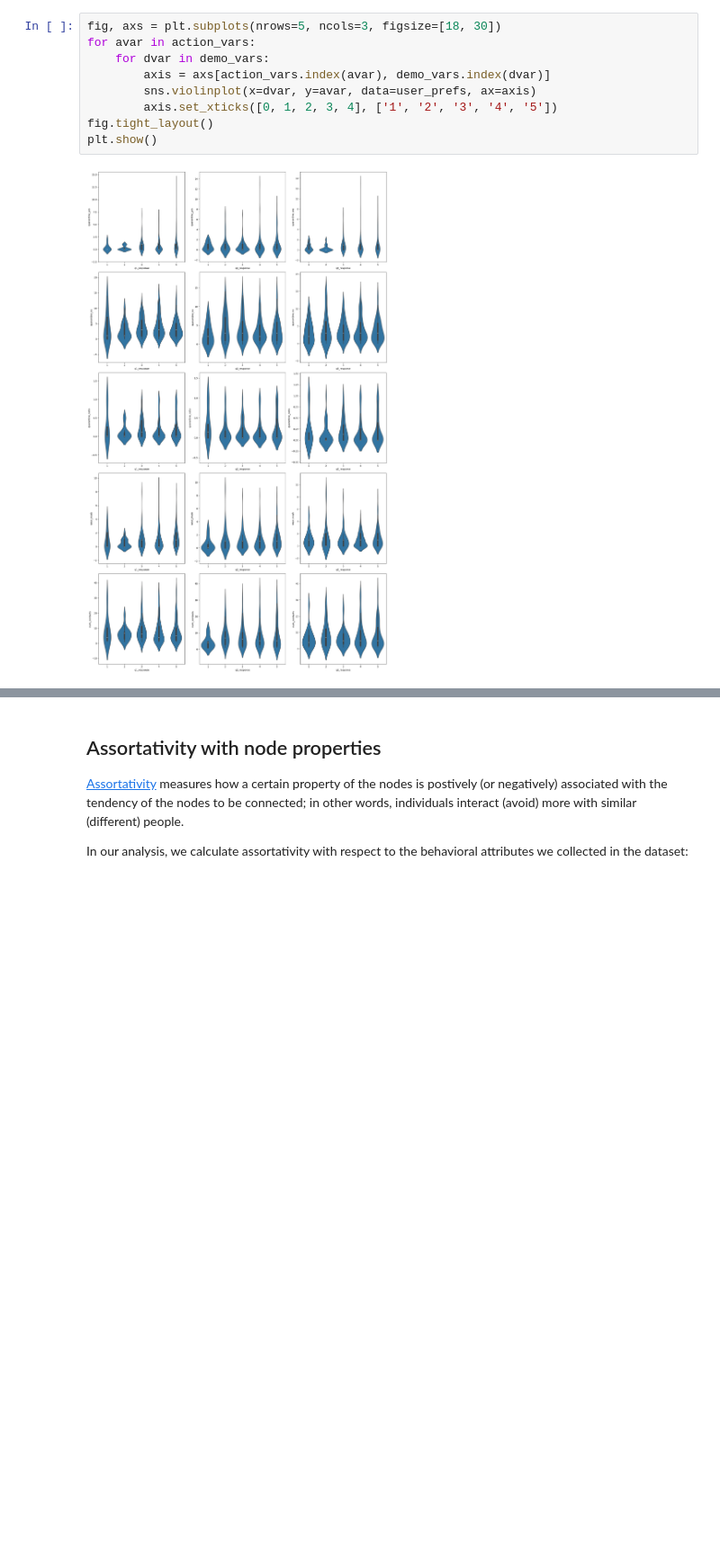
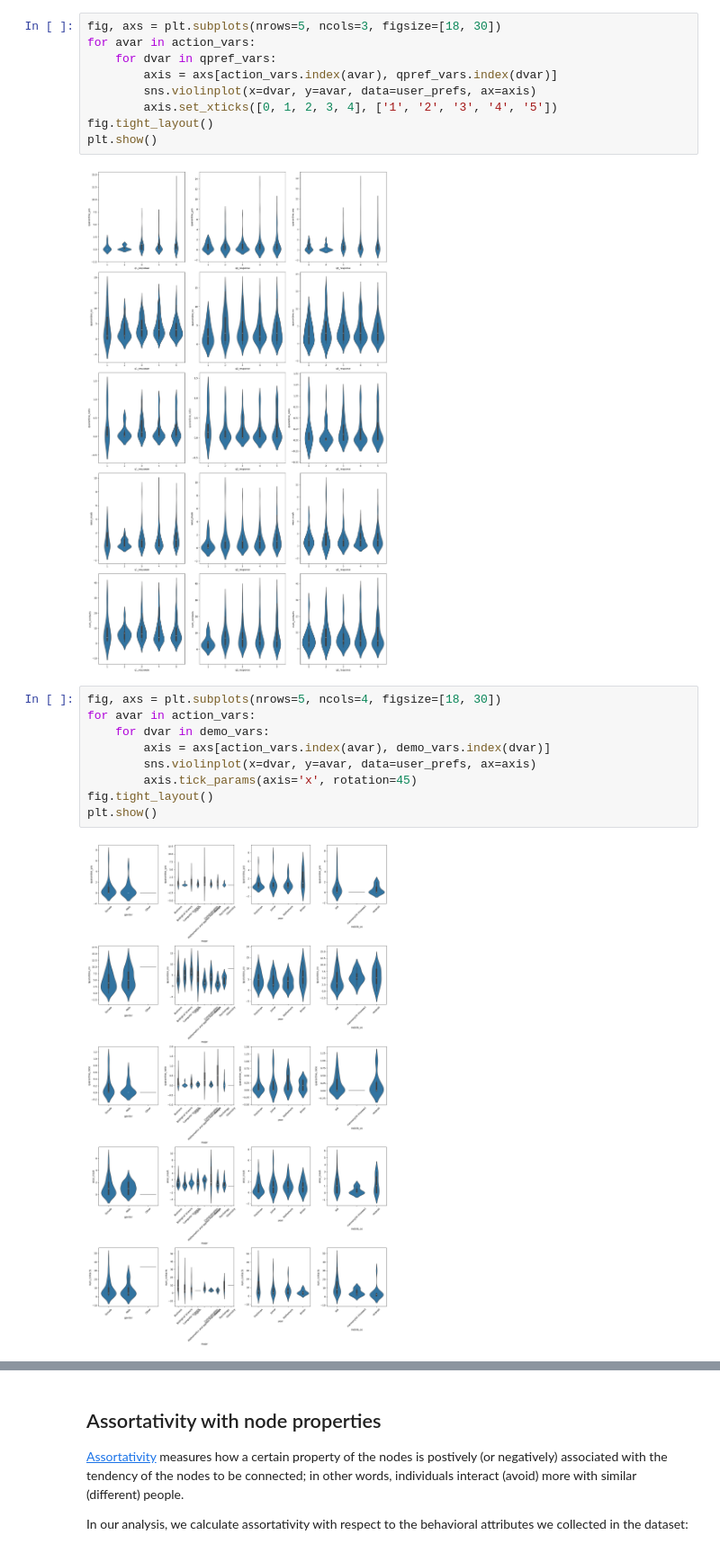
Before and after one commit to colabobio/oo-wku23, a Jupyter notebook: 3-behavioral-analysis.ipynb, the cells around one changed output, grey strips where cells are left out. Shown at 90% size. Cells and saved outputs as stored; diff of their text form; blank space fills up the shorter version.

```diff
--- a/3-behavioral-analysis.ipynb
+++ b/3-behavioral-analysis.ipynb
@@ -103,14 +134,25 @@ We generate the distribution of the variables quantifying these choices (i.e: nu
 # %%
 fig, axs = plt.subplots(nrows=5, ncols=3, figsize=[18, 30])
 for avar in action_vars:
-    for dvar in demo_vars:
-        axis = axs[action_vars.index(avar), demo_vars.index(dvar)]
+    for dvar in qpref_vars:
+        axis = axs[action_vars.index(avar), qpref_vars.index(dvar)]
         sns.violinplot(x=dvar, y=avar, data=user_prefs, ax=axis)
         axis.set_xticks([0, 1, 2, 3, 4], ['1', '2', '3', '4', '5'])
 fig.tight_layout()
 plt.show()
 # %% [output]
 [figure]
+# %%
+fig, axs = plt.subplots(nrows=5, ncols=4, figsize=[18, 30])
+for avar in action_vars:
+    for dvar in demo_vars:
+        axis = axs[action_vars.index(avar), demo_vars.index(dvar)]
+        sns.violinplot(x=dvar, y=avar, data=user_prefs, ax=axis)
+        axis.tick_params(axis='x', rotation=45)
+fig.tight_layout()
+plt.show()
+# %% [output]
+[figure, added]
 # %%
 # Significance level for Normality Check and Homogeneity of Variances Check. If those fail, then
 # Kruskal-Wallis Test is used because is a a non-parametric alternative to one-way ANOVA and that
```
Also changed, not shown: parts of 11 cells of this notebook, 1 other file.
